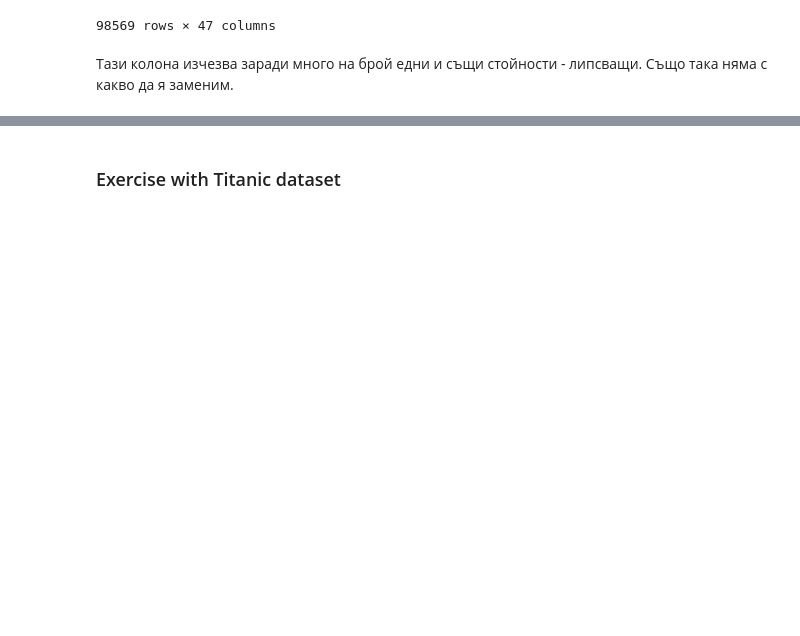
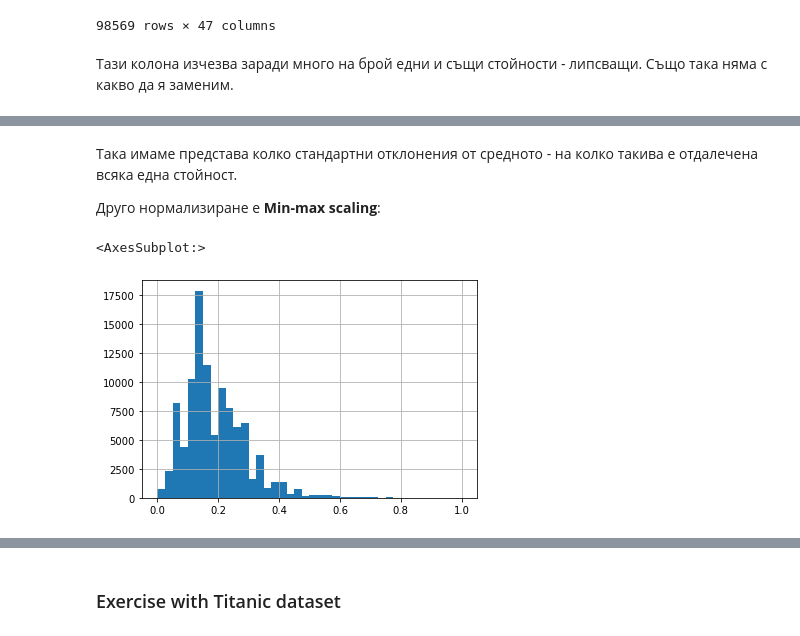
Before and after one commit to GalkaKG/Machine-Learning, a Jupyter notebook: 01.Introduction to Machine Learning/01.Introduction to Machine Learning.ipynb, the cells around one changed output, grey strips where cells are left out. Cells and saved outputs as stored; diff of their text form; code cells hidden in the pictures; blank space fills up the shorter version.

```diff
--- a/01.Introduction to Machine Learning/01.Introduction to Machine Learning.ipynb
+++ b/01.Introduction to Machine Learning/01.Introduction to Machine Learning.ipynb
@@ -351,0 +389,9 @@ attributes = attributes.drop(columns = ["weight"])
+# %% [markdown]
+Така имаме представа колко стандартни отклонения от средното - на колко такива е отдалечена всяка една стойност.
+
+Друго нормализиране е **Min-max scaling**:
+# %%
+((diabetes_data.num_medications - diabetes_data.num_medications.min()) / (diabetes_data.num_medications.max() - diabetes_data.num_medications.min())).hist(bins = 40)
+# %% [output]
+<AxesSubplot:>
+[figure, added]
```
Also changed, not shown: parts of 11 cells of this notebook.
